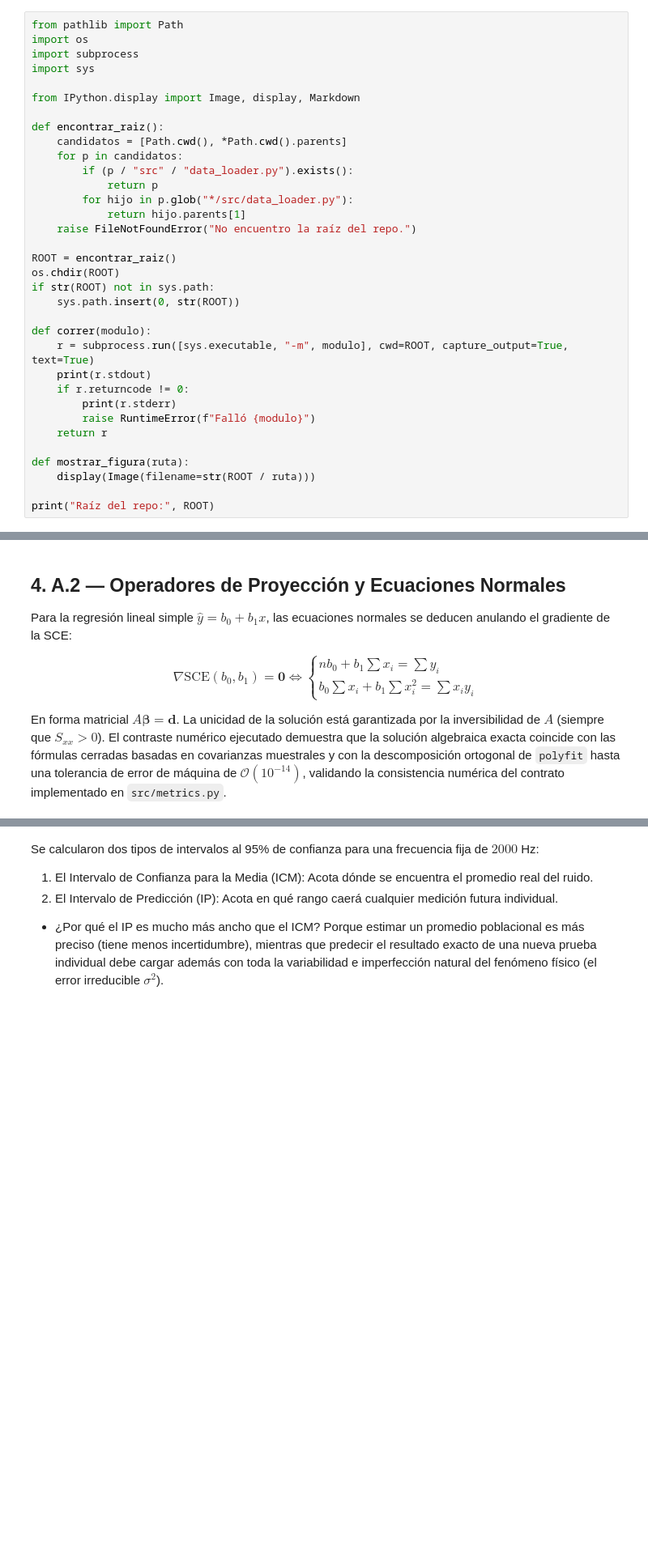
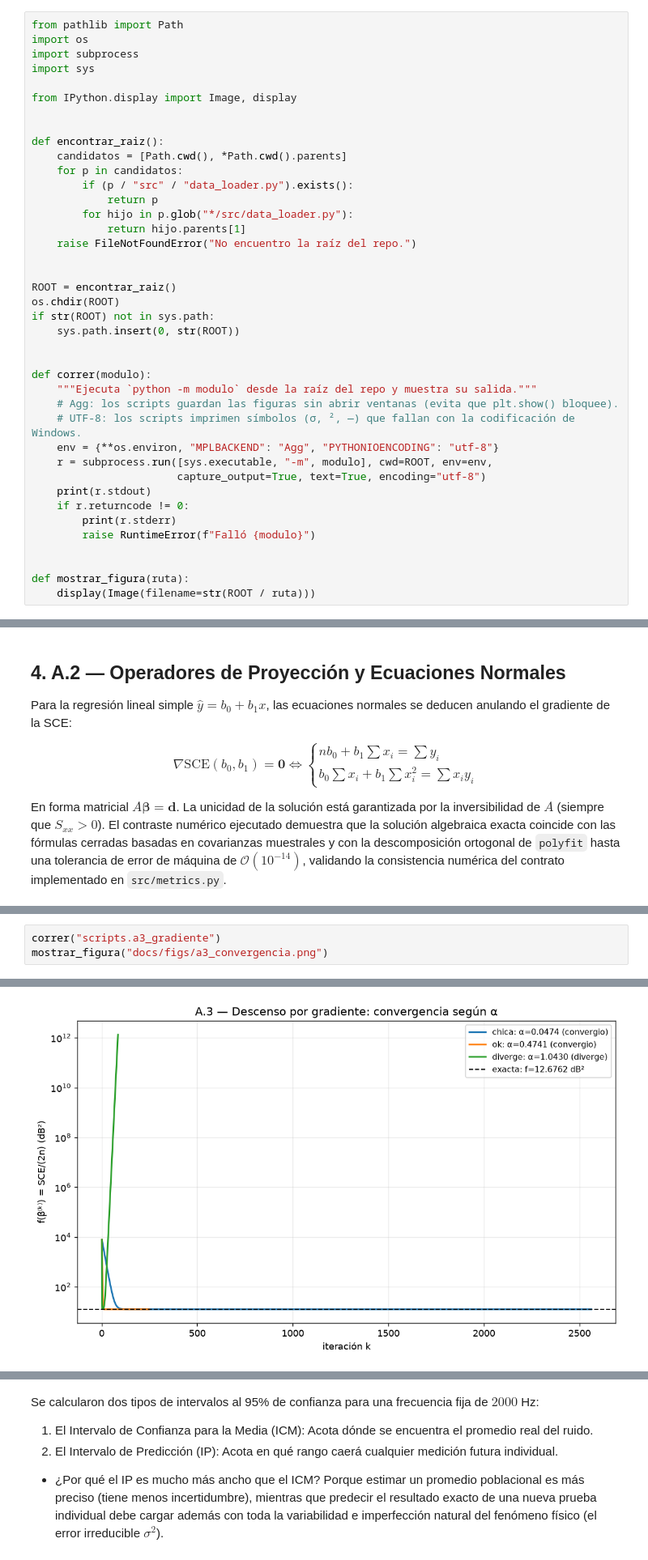
Before and after one commit to santi440/mateIV, a Jupyter notebook: notebooks/informe.ipynb, the cells around one changed output, grey strips where cells are left out. Shown at 81% size. Saved outputs shown, nothing was run; the diff lists cells and outputs as text; blank space fills up the shorter version.

Commit message:
informe: usa scripts de T1/T2, agrega A.3 y secciones pedidas, corrige errores

```diff
--- a/notebooks/informe.ipynb
+++ b/notebooks/informe.ipynb
@@ -29,7 +29,8 @@ import os
 import subprocess
 import sys
 
-from IPython.display import Image, display, Markdown
+from IPython.display import Image, display
+
 
 def encontrar_raiz():
     candidatos = [Path.cwd(), *Path.cwd().parents]
@@ -40,20 +41,25 @@ def encontrar_raiz():
             return hijo.parents[1]
     raise FileNotFoundError("No encuentro la raíz del repo.")
 
+
 ROOT = encontrar_raiz()
 os.chdir(ROOT)
 if str(ROOT) not in sys.path:
     sys.path.insert(0, str(ROOT))
 
+
 def correr(modulo):
-    r = subprocess.run([sys.executable, "-m", modulo], cwd=ROOT, capture_output=True, text=True)
+    """Ejecuta `python -m modulo` desde la raíz del repo y muestra su salida."""
+    # Agg: los scripts guardan las figuras sin abrir ventanas (evita que plt.show() bloquee).
+    # UTF-8: los scripts imprimen símbolos (σ, ², —) que fallan con la codificación de Windows.
+    env = {**os.environ, "MPLBACKEND": "Agg", "PYTHONIOENCODING": "utf-8"}
+    r = subprocess.run([sys.executable, "-m", modulo], cwd=ROOT, env=env,
+                       capture_output=True, text=True, encoding="utf-8")
     print(r.stdout)
     if r.returncode != 0:
         print(r.stderr)
         raise RuntimeError(f"Falló {modulo}")
-    return r
+
 
 def mostrar_figura(ruta):
     display(Image(filename=str(ROOT / ruta)))
-
-print("Raíz del repo:", ROOT)
@@ -186,0 +219,4 @@ Vemos que la solución no es un "invento" de la computadora, sino la solución a
+# %%
+correr("scripts.a3_gradiente")
+mostrar_figura("docs/figs/a3_convergencia.png")
+# %% [output]
@@ -186,0 +240 @@ Vemos que la solución no es un "invento" de la computadora, sino la solución a
+[figure, added]
```
Also changed, not shown: parts of 33 cells of this notebook.
